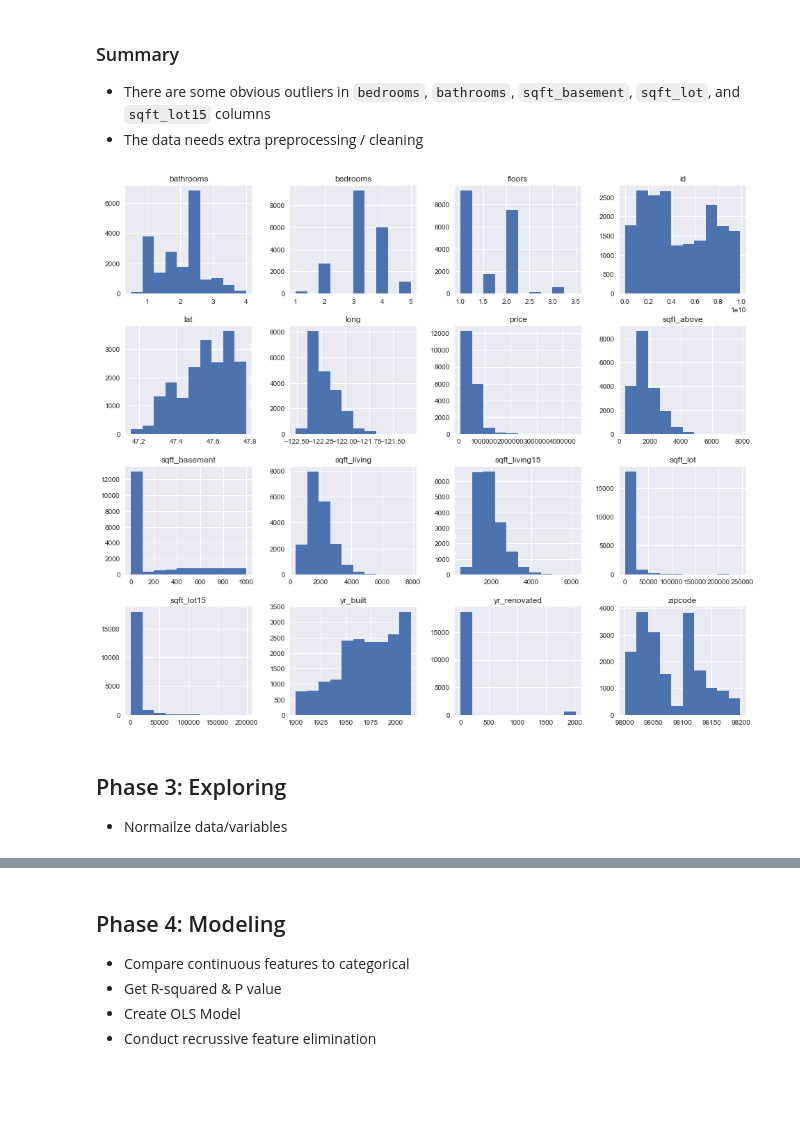
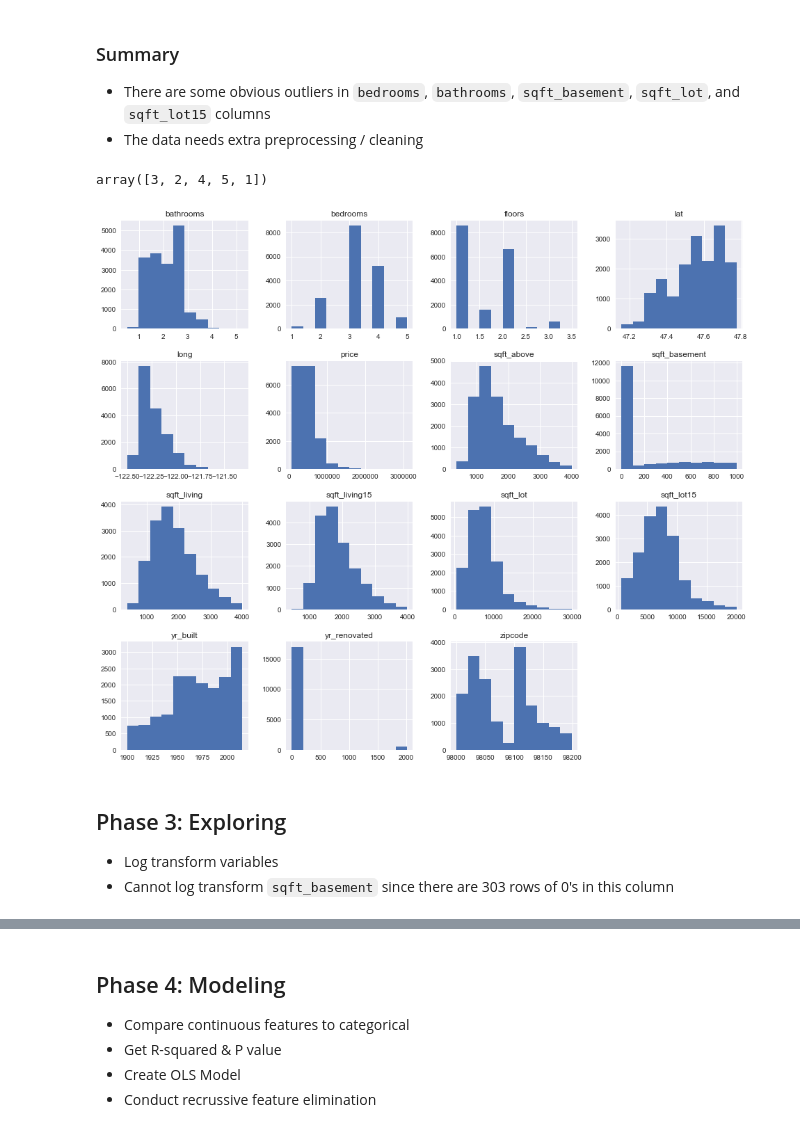
Before and after one commit to chelseapower/dsc-1-final-project-online-ds-pt-011419, a Jupyter notebook: student-prep.ipynb, the cells around one changed output, grey strips where cells are left out. Saved outputs shown, nothing was run; the diff lists cells and outputs as text; code cells hidden in the pictures; blank space fills up the shorter version.

```diff
--- a/student-prep.ipynb
+++ b/student-prep.ipynb
@@ -224,4 +224,4 @@ df["view"] = df["view"].astype('category')
 df["grade"] = df["grade"].astype('category')
 
 # Convert sqft_basement from object to float
-df['sqft_basement'] = df['sqft_basement'].convert_objects(convert_numeric=True)
+df['sqft_basement'] = pd.to_numeric(df["sqft_basement"], errors = 'coerce').fillna(0, downcast='infer')
@@ -237,5 +232,0 @@ sqft_basement
-# %%
-# Since sqft_basement was converted from a string to an int, there are 454 null values
-# Replace null values with 0
-df['sqft_basement'].fillna(0, inplace=True)
-df.info()
@@ -296,9 +264,38 @@ filtered_df = df[(df_pred["bedrooms"] <= 5) & (df_pred["bathrooms"] > 0) &
+# %%
+# Filter bedrooms 5 or less
+df_pred.drop(df_pred[ df_pred['bedrooms'] > 5 ].index, inplace=True)
+
+# Filter bathrooms 0 to 4
+df_pred.drop(df_pred[ (df_pred['bathrooms'] <= 0) & (df_pred['bathrooms'] >= 4) ].index, inplace=True)
+
+# Filter sqft_above size 4,000 or less
+df_pred.drop(df_pred[ df_pred['sqft_above'] > 4000 ].index, inplace=True)
+
+# Filter sqft_basement size l,000 or less
+df_pred.drop(df_pred[ df_pred['sqft_basement'] > 1000 ].index, inplace=True)
+
+# Filter sqft_living size 4,000 or less
+df_pred.drop(df_pred[ df_pred['sqft_living'] > 4000 ].index, inplace=True)
+
+# Filter sqft_living15 size 4,000 or less
+df_pred.drop(df_pred[ df_pred['sqft_living15'] > 4000 ].index, inplace=True)
+
+# Filter sqft_lot size 30,000 or less
+df_pred.drop(df_pred[ df_pred['sqft_lot'] > 30000 ].index, inplace=True)
+
+# Filter sqft_lot15 size 20,000 or less
+df_pred.drop(df_pred[ df_pred['sqft_lot15'] > 20000 ].index, inplace=True)
+# %%
+df_pred.bedrooms.unique()
+# %% [output]
+array([3, 2, 4, 5, 1])
 # %%
 # Histogram showing the filtered variables
-filtered_df.hist(figsize = [16, 14]);
+df_pred.hist(figsize = [16, 14]);
 # %% [output]
-[figure, old version]
+[figure, new version]
-# %% [markdown]
-## Phase 3: Exploring
-
-* Normailze data/variables
+# %% [markdown]
+## Phase 3: Exploring
+
+* Log transform variables
+* Cannot log transform `sqft_basement` since there are 303 rows of 0's in this column
```
Also changed, not shown: parts of 52 cells of this notebook, 2 other files.
